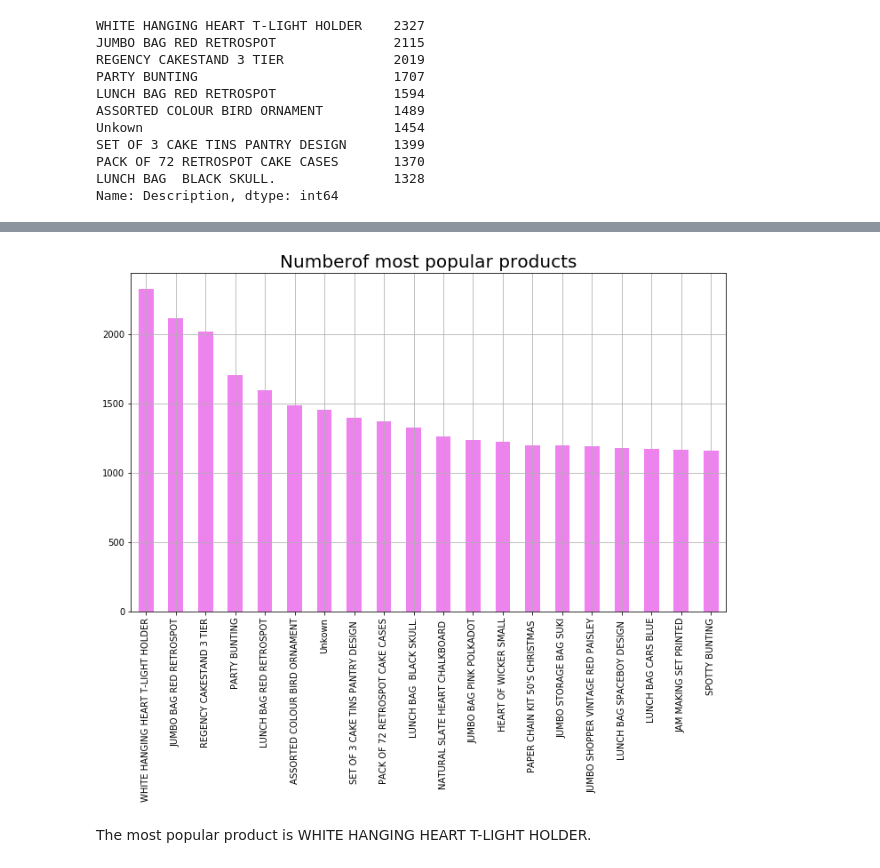
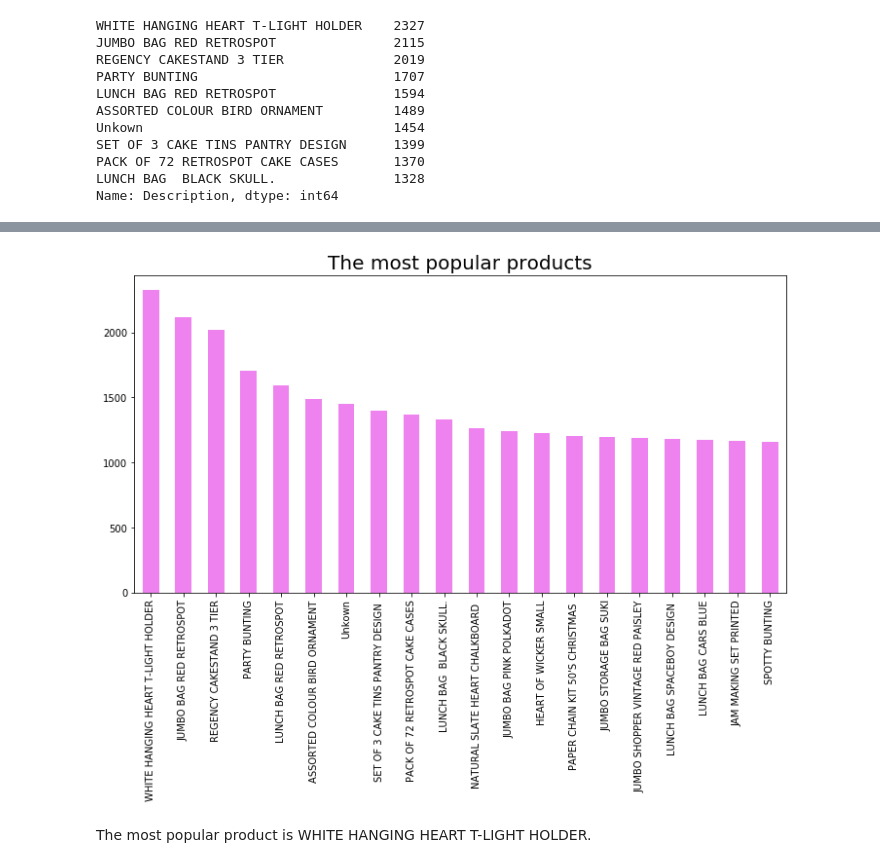
Before and after one commit to aniass/Market-basket-analysis, a Jupyter notebook: Basket_analysis.ipynb, the cells around one changed output, grey strips where cells are left out. Cells and saved outputs as stored; diff of their text form; code cells hidden in the pictures.

```diff
--- a/Basket_analysis.ipynb
+++ b/Basket_analysis.ipynb
@@ -373,11 +367,10 @@ country_group
 | Bahrain | 18 |
 | Saudi Arabia | 9 |
 # %%
-plt.rcParams['figure.figsize'] = (16, 7)
+plt.rcParams['figure.figsize'] = (15, 6)
 color = plt.cm.magma(np.linspace(0, 1, 40))
 country_group.plot.bar(color = 'red')
-plt.title('Number of transactions per country ', fontsize = 20)
-plt.xticks(rotation = 90 )
-plt.grid()
+plt.title('Number of transactions per country ', fontsize=20)
+plt.xticks(rotation=90)
 plt.show()
 # %% [output]
@@ -385,9 +378,8 @@ plt.show()
 # %%
-plt.rcParams['figure.figsize'] = (16, 7)
+plt.rcParams['figure.figsize'] = (15, 6)
 color = plt.cm.magma(np.linspace(0, 1, 40))
-country_group[country_group.index != 'United Kingdom'].plot.bar(color = 'green')
-plt.title('Number of transactions per country without UK ', fontsize = 20)
-plt.xticks(rotation = 90 )
-plt.grid()
+country_group[country_group.index != 'United Kingdom'].plot.bar(color='green')
+plt.title('Number of transactions per country without UK ', fontsize=20)
+plt.xticks(rotation =90)
 plt.show()
 # %% [output]
@@ -452,13 +427,12 @@ Name: Description, dtype: int64
 # %%
-plt.rcParams['figure.figsize'] = (12, 7)
+plt.rcParams['figure.figsize']=(12, 6)
 color = plt.cm.magma(np.linspace(0, 1, 40))
-desc.plot.bar(color = 'violet')
-plt.title('Numberof most popular products', fontsize = 20)
-plt.xticks(rotation = 90 )
-plt.grid()
+desc.plot.bar(color='violet')
+plt.title('The most popular products', fontsize=20)
+plt.xticks(rotation=90)
 plt.show()
 # %% [output]
-[figure, old version]
+[figure, new version]
 # %% [markdown]
 The most popular product is WHITE HANGING HEART T-LIGHT HOLDER.
 # %% [markdown]
```
Also changed, not shown: parts of 61 cells of this notebook.
